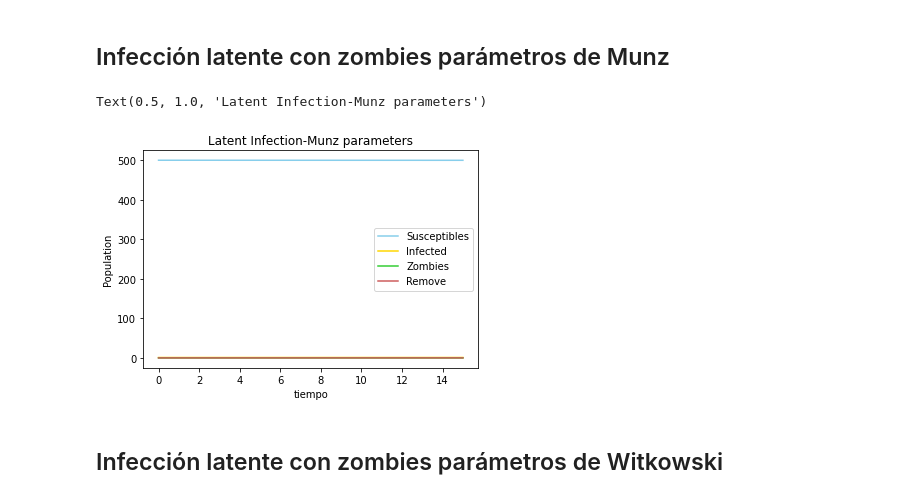
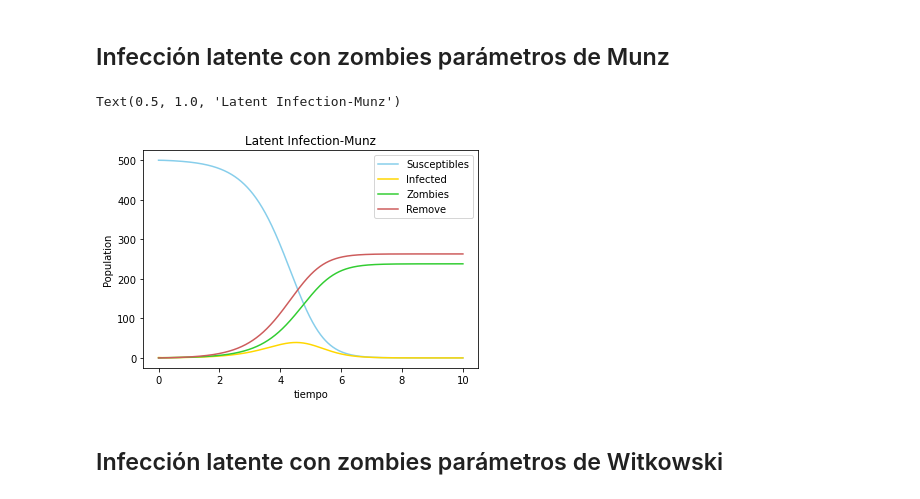
Before and after one commit to feli-p/ProyectoMateCompu, a Jupyter notebook: notebooks/ModelosMunzConParámetrosCorrectos.ipynb, the cells around one changed output. Drawn from its saved outputs; the diff is of its cells as text; code cells hidden in the pictures.

```diff
--- a/notebooks/ModelosMunzConParámetrosCorrectos.ipynb
+++ b/notebooks/ModelosMunzConParámetrosCorrectos.ipynb
@@ -192,39 +192,39 @@ a = 0.005  #Zombies move to the removed class upon being ‘defeated’.
 b = 0.0095 # Susceptibles can become zombies through transmission via an encounter with a zombie
 d =  0.0001 # non-zombierelated death
 z = 0.0001  # Humans in the removed class can resurrect and become a zombie
-p = .005 #p = 5 y se ve la gráfica bien
-N = 30000 # número de pasos
+p = 5 #p = 5 y se ve la gráfica bien
+N = 20000 # número de pasos
 s0 = 500  # susceptibles inicial
 z0 = 1.0  # infectados
 r0 = 0.0  # remove
-tau = 15.0 # tiempo de la simulación
+tau = 10.0 # tiempo de la simulación
 dt = tau/(float)(N-1)  # tamaño del paso
 time = np.linspace(0, tau, N)
 y = np.zeros([N,4])
 
 y[0,0] = 500
 y[0,1] = 1 #Hay zombies
 y[0,2] = 0
 y[0,3] = 0
 
 for j in range(N-1):
     y[j+1] = euler(y[j], time[j], dt, infModel)
 susdata = [y[j,0] for j in range(N)]
 infdata = [y[j,1] for j in range(N)]
 zomdata = [y[j,2] for j in range(N)]
 remdata = [y[j,3] for j in range(N)]
 
 plt.plot(time, susdata, label="Susceptibles", color = 'skyblue')
 plt.plot(time, infdata, label="Infected", color = 'gold')
 plt.plot(time, zomdata, label="Zombies", color = 'limegreen')
 plt.plot(time, remdata, label="Remove", color = 'indianred')
 plt.xlabel("tiempo")
 plt.ylabel("Population")
 plt.legend(loc="best")
-plt.title("Latent Infection-Munz parameters")
+plt.title("Latent Infection-Munz")
 # %% [output]
-Text(0.5, 1.0, 'Latent Infection-Munz parameters')
+Text(0.5, 1.0, 'Latent Infection-Munz')
-[figure, old version]
+[figure, new version]
 # %% [markdown]
 ## Infección latente con zombies parámetros de Witkowski
 # %%
```
Also changed, not shown: parts of 10 cells of this notebook.
